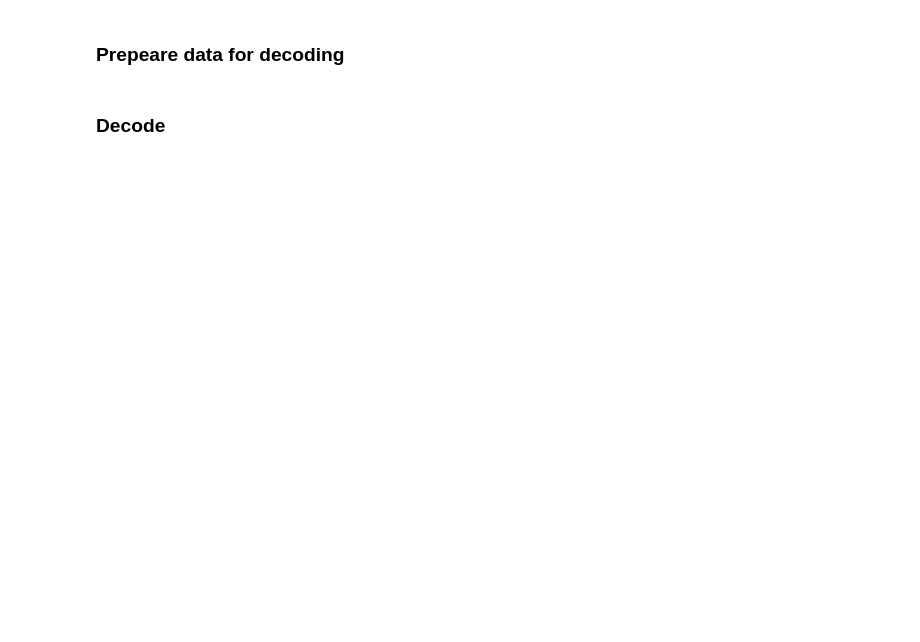
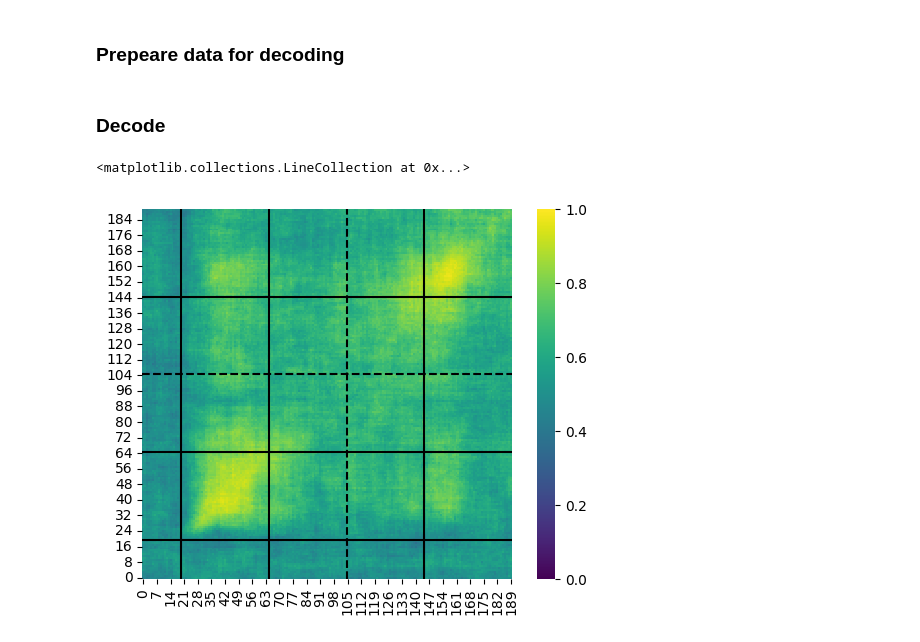
Before and after one commit to Ibos-lab/Users, a Jupyter notebook: losadac/decoder/prepare_data.ipynb, the cells around one changed output. Cells and saved outputs as stored; diff of their text form; code cells hidden in the pictures; blank space fills up the shorter version.

```diff
--- a/losadac/decoder/prepare_data.ipynb
+++ b/losadac/decoder/prepare_data.ipynb
@@ -95,9 +97,9 @@ def preproc_for_decoding(neu:NeuronData,params:Dict,to_decode:str,min_ntr:int,st
         data = neutral_data(fr_samples,min_ntr)
     return data
 # %%
-def pick_train_test_trials(idx_trials, train_ratio):
+def pick_train_test_trials(idx_trials, train_ratio,rng):
     n_trials = len(idx_trials)
-    tmp = np.random.permutation(idx_trials)
+    tmp = rng.permutation(idx_trials)
     train = tmp[: int((n_trials * train_ratio))]
     test = tmp[int((n_trials * train_ratio)) :]
     return train, test
@@ -104,6 +110,8 @@ def pick_train_test_trials(idx_trials, train_ratio):
 # %%
-def compute_decoding(model,list_data,trial_duration,ntr_train,ntr_test,topred):
+def compute_decoding(model,list_data,trial_duration,ntr_train,ntr_test,to_decode,seed):
+    rng = np.random.default_rng(seed)
     test_train_ratio = 1 - ntr_test / ntr_train
+    topred=pred_names[to_decode]
     ntopred = len(topred)
     num_cells=len(list_data)
     # Initialize arrays to store train and test data
@@ -126,9 +134,9 @@ def compute_decoding(model,list_data,trial_duration,ntr_train,ntr_test,topred):
         for ipred in topred:
             trials = cell[ipred]
             idx_trials = np.arange(len(trials))
-            train, test = pick_train_test_trials(idx_trials, test_train_ratio)
-            train = np.random.choice(train, ntr_train, replace=True)
-            test = np.random.choice(test, ntr_test, replace=True)
+            train, test = pick_train_test_trials(idx_trials, test_train_ratio,rng)
+            train = rng.choice(train, ntr_train, replace=True)
+            test = rng.choice(test, ntr_test, replace=True)
             trials_train.append(trials[train])
             trials_test.append(trials[test])
 
@@ -141,15 +149,14 @@ def compute_decoding(model,list_data,trial_duration,ntr_train,ntr_test,topred):
         model.fit(data_train[time_train], y_train)
         for time_test in range(trial_duration):
             y_predict = model.predict(data_test[time_test])
-            perf[time_train, time_test] = np.where(y_predict - y_test == 0)[0].shape[0]
+            perf[time_train, time_test] = np.where(y_predict - y_test == 0)[0].shape[0]/(ntr_test*ntopred)
 
     return perf
 # %% [markdown]
 ### Prepeare data for decoding
 # %%
 # define vars
-to_decode='color'
-niterations = 10
+to_decode='orient'
 ntr_train = 30
 ntr_test = 10
 min_ntr = 25
@@ -157,7 +164,8 @@ start_sample=-200
 end_sample=850
 start_test=-400
 end_test=450
-trial_duration =(end_sample-start_sample)+(end_test-start_test)
+step = 10
+trial_duration =int(((end_sample-start_sample)+(end_test-start_test))/step)
 path=""
 params= {
         'time_before_son': 'time_before_son_in',
@@ -174,9 +182,24 @@ list_data = [idata for idata in list_data if idata is not None ]
 # %% [markdown]
 ### Decode
 # %%
-topred=['c1','c5']
+niterations = 10
 # pick random trials for training and testing and iterate with a double for to train and test in all t
 model = SVC(
     kernel="linear", C=0.8, decision_function_shape="ovr", gamma="auto", degree=1
 )
-all_perf = Parallel(n_jobs=20)(delayed(compute_decoding)(model,list_data,trial_duration,ntr_train,ntr_test,topred) for _ in tqdm(range(niterations)))
+rng = np.random.default_rng(seed)
+seeds = rng.choice(np.arange(0,3000), size=niterations, replace=False)
+all_perf = Parallel(n_jobs=20)(delayed(compute_decoding)(model,list_data,trial_duration,ntr_train,ntr_test,to_decode,seeds[it]) for it in tqdm(range(niterations)))
+# %%
+f,ax=plt.subplots()
+sns.heatmap(np.mean(all_perf,axis=0),ax=ax,cmap='viridis',square=True,vmin=0,vmax=1)
+ax.axes.invert_yaxis()
+ax.vlines([20,65],0,190,'k')
+ax.hlines([20,65],0,190,'k')
+ax.vlines([105],0,190,'k','--')
+ax.hlines([105],0,190,'k','--')
+ax.vlines([145],0,190,'k')
+ax.hlines([145],0,190,'k')
+# %% [output]
+<matplotlib.collections.LineCollection at 0x...>
+[figure, added]
```
Also changed, not shown: parts of 5 cells of this notebook.
